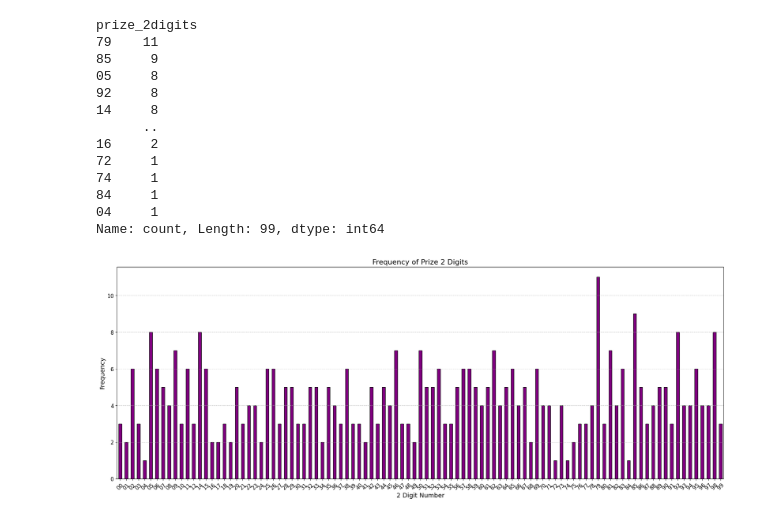
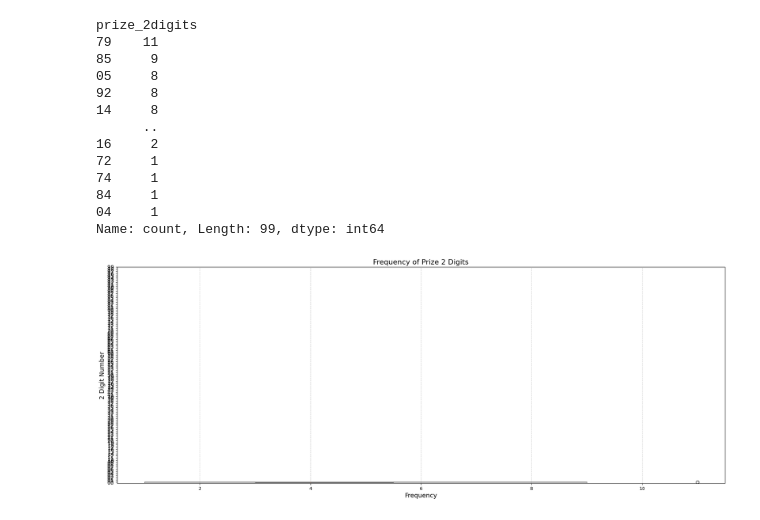
Before and after one commit to constantcmu/Data-Set-Thai-Lotto, a Jupyter notebook: Matplotlib_Pandas_for_analy.ipynb, the cells around one changed output. Drawn from its saved outputs; the diff is of its cells as text; code cells hidden in the pictures.

```diff
--- a/Matplotlib_Pandas_for_analy.ipynb
+++ b/Matplotlib_Pandas_for_analy.ipynb
@@ -372,17 +372,16 @@ Name: count, Length: 99, dtype: int64
 # %%
 # Convert the index to integers and sort
 prize_2digits_counts_sorted = prize_2digits_counts.sort_index(key=lambda x: x.astype(int))
 
-# Plot the frequency of prize_2digits_counts as a bar plot
+# Plot the frequency of prize_2digits_counts as a box plot
 plt.figure(figsize=(20, 8))
-prize_2digits_counts_sorted.plot(kind='bar', color='purple', edgecolor='black')
+plt.boxplot(prize_2digits_counts_sorted.values, vert=False)
 plt.title('Frequency of Prize 2 Digits', fontsize=16)
-plt.xlabel('2 Digit Number', fontsize=14)
-plt.ylabel('Frequency', fontsize=14)
-plt.xticks(rotation=45, fontsize=12)
-plt.yticks(fontsize=12)
-plt.grid(axis='y', linestyle='--', alpha=0.7)
+plt.xlabel('Frequency', fontsize=14)
+plt.ylabel('2 Digit Number', fontsize=14)
+plt.yticks(ticks=range(1, len(prize_2digits_counts_sorted) + 1), labels=prize_2digits_counts_sorted.index, fontsize=12)
+plt.grid(axis='x', linestyle='--', alpha=0.7)
 plt.tight_layout(pad=2.0)
 plt.show()
 # %% [output]
-[figure, old version]
+[figure, new version]
```
